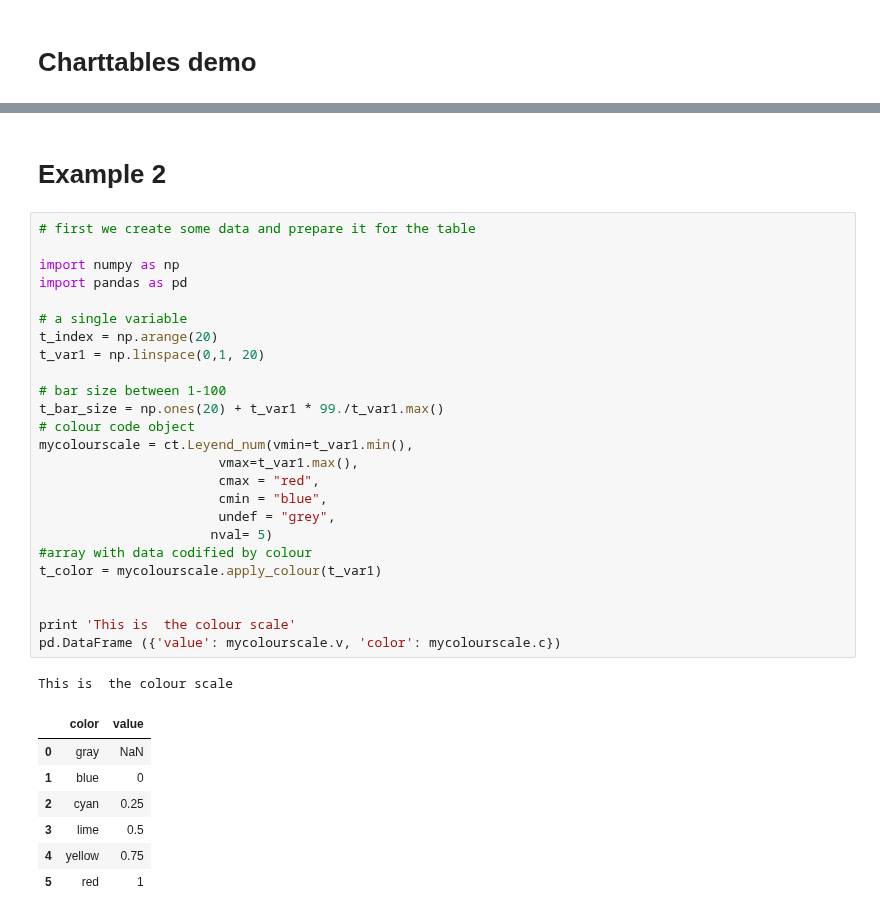
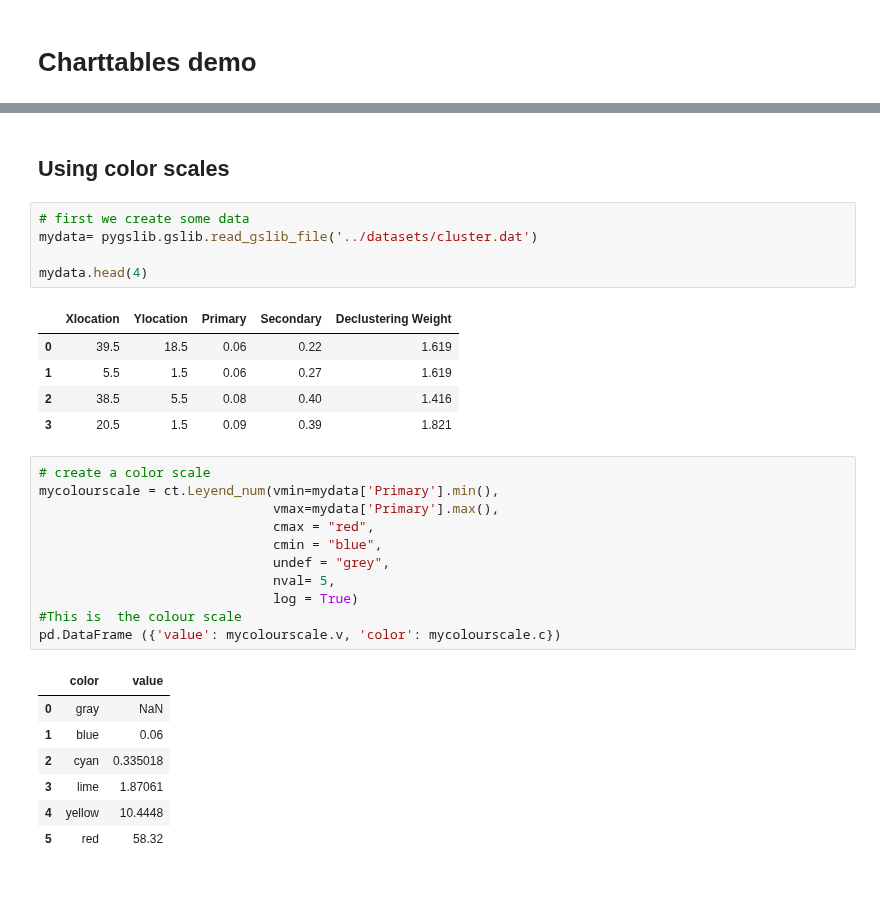
Before and after one commit to opengeostat/pygslib, a Jupyter notebook: pygslib/Ipython_templates/charttable.ipynb, the cells around one changed output, grey strips where cells are left out. Saved outputs shown, nothing was run; the diff lists cells and outputs as text; blank space fills up the shorter version.

```diff
--- a/pygslib/Ipython_templates/charttable.ipynb
+++ b/pygslib/Ipython_templates/charttable.ipynb
@@ -35,39 +45,35 @@ Loading BokehJS ...
 | 1.0 | gray | a |
 | 2.0 | gray | b |
 | 3.0 | blue | c |
-# %% [markdown]
-# Example 2
+# %% [markdown]
+## Using color scales
+# %%
+# first we create some data
+mydata= pygslib.gslib.read_gslib_file('../datasets/cluster.dat')
+
+mydata.head(4)
+# %% [output]
+|  | Xlocation | Ylocation | Primary | Secondary | Declustering Weight |
+| 0 | 39.5 | 18.5 | 0.06 | 0.22 | 1.619 |
+| 1 | 5.5 | 1.5 | 0.06 | 0.27 | 1.619 |
+| 2 | 38.5 | 5.5 | 0.08 | 0.40 | 1.416 |
+| 3 | 20.5 | 1.5 | 0.09 | 0.39 | 1.821 |
 # %%
-# first we create some data and prepare it for the table
-
-import numpy as np
-import pandas as pd
-
-# a single variable
-t_index = np.arange(20)
-t_var1 = np.linspace(0,1, 20)
-
-# bar size between 1-100
-t_bar_size = np.ones(20) + t_var1 * 99./t_var1.max()
-# colour code object
-mycolourscale = ct.Leyend_num(vmin=t_var1.min(),
-                       vmax=t_var1.max(),
-                       cmax = "red",
-                       cmin = "blue",
-                       undef = "grey",
-                      nval= 5)
-#array with data codified by colour
-t_color = mycolourscale.apply_colour(t_var1)
-
-
-print 'This is  the colour scale'
+# create a color scale
+mycolourscale = ct.Leyend_num(vmin=mydata['Primary'].min(),
+                              vmax=mydata['Primary'].max(),
+                              cmax = "red",
+                              cmin = "blue",
+                              undef = "grey",
+                              nval= 5,
+                              log = True)
+#This is  the colour scale
 pd.DataFrame ({'value': mycolourscale.v, 'color': mycolourscale.c})
 # %% [output]
-This is  the colour scale
 |  | color | value |
 | 0 | gray | NaN |
-| 1 | blue | 0 |
-| 2 | cyan | 0.25 |
-| 3 | lime | 0.5 |
-| 4 | yellow | 0.75 |
-| 5 | red | 1 |
+| 1 | blue | 0.06 |
+| 2 | cyan | 0.335018 |
+| 3 | lime | 1.87061 |
+| 4 | yellow | 10.4448 |
+| 5 | red | 58.32 |
```
Also changed, not shown: parts of 7 cells of this notebook, 15 other files.
